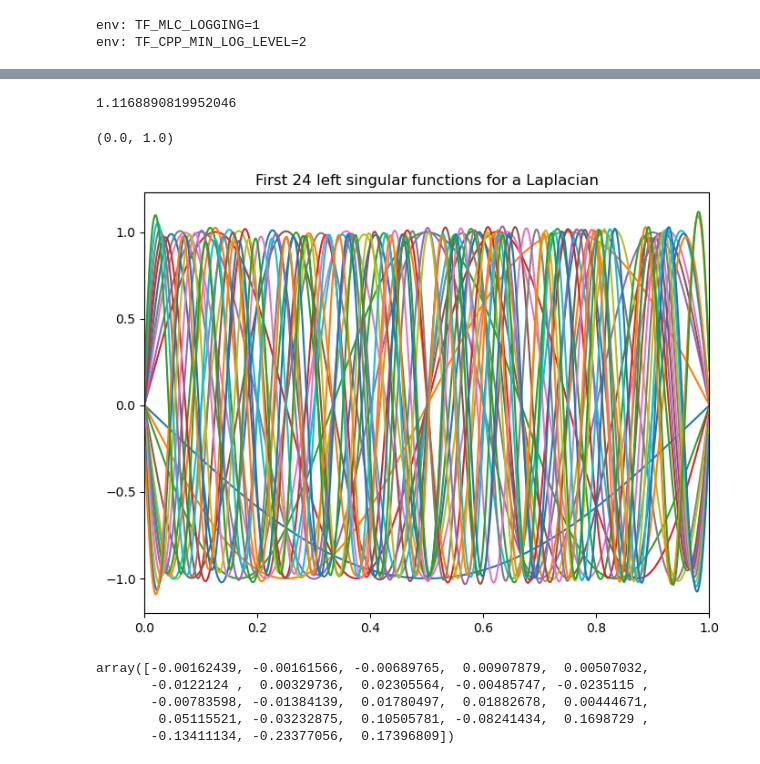
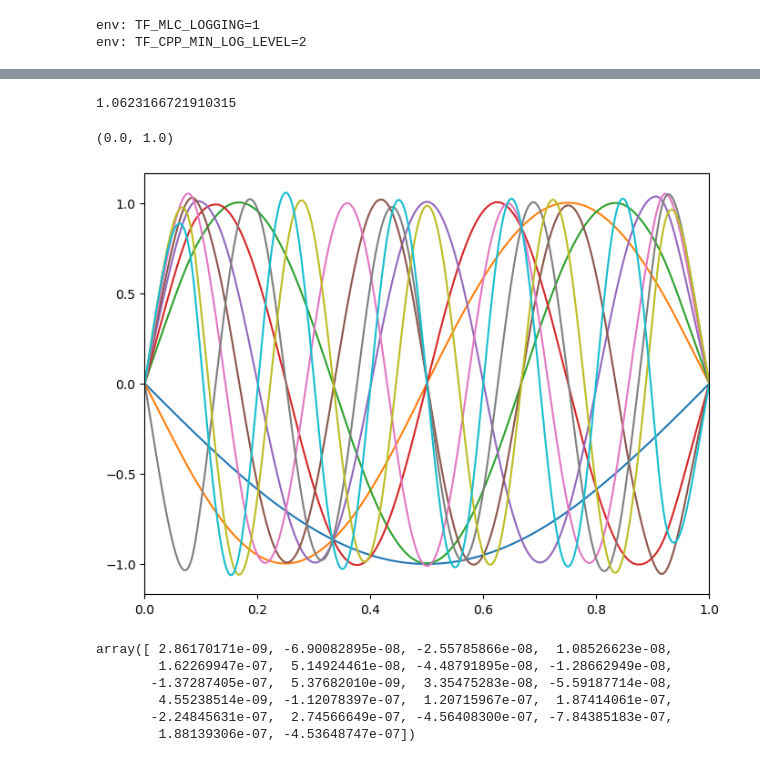
Before and after one commit to hsharsh/chebgreen, a Jupyter notebook: main/greenchebpy.ipynb, the cells around one changed output, grey strips where cells are left out. Saved outputs shown, nothing was run; the diff lists cells and outputs as text; code cells hidden in the pictures.

Commit message:
Changed formulation to add distance functions
Former-commit-id: f1447d0bb332a0fe419cce8111ad08cbe1f773a8

```diff
--- a/main/greenchebpy.ipynb
+++ b/main/greenchebpy.ipynb
@@ -17,7 +14,7 @@ Metal device set to: Apple M1 Pro
 # %%
 %%time
 cheb2prefs = Chebpy2Preferences()
-cheb2prefs.prefx.eps = 1e-9
-cheb2prefs.prefx.eps = 1e-9
+cheb2prefs.prefx.eps = 1e-6
+cheb2prefs.prefx.eps = 1e-6
 g = Chebfun2(model.evaluateG, domain = [0, 1, 0, 1], prefs = cheb2prefs, simplify = False)
 # %% [output]
@@ -39,20 +48,21 @@ Wall time: 2.14 s
 # %%
-i = np.floor(2*len(g.pivotValues)/np.pi).astype(int)-20
+i = slice(0,10)
 fig = plt.figure(figsize = (8,6))
-u[:,:i].plot()
-print(np.max(u[:,:i].vscale))
-plt.title(f'First {i+1} left singular functions for a Laplacian')
+u[:,i].plot()
+print(np.max(u[:,i].vscale))
+# plt.title(f'First {i+1} left singular functions for a Laplacian')
 plt.xlim([0,1])
 # fig.savefig(f'Laplace-first.png', dpi = fig.dpi)
 # %% [output]
-1.1168890819952046
+1.0623166721910315
 (0.0, 1.0)
-[figure, old version]
+[figure, new version]
 # %%
 u[0,:i]
 # %% [output]
-array([-0.00162439, -0.00161566, -0.00689765,  0.00907879,  0.00507032,
-       -0.0122124 ,  0.00329736,  0.02305564, -0.00485747, -0.0235115 ,
-       -0.00783598, -0.01384139,  0.01780497,  0.01882678,  0.00444671,
-        0.05115521, -0.03232875,  0.10505781, -0.08241434,  0.1698729 ,
-       -0.13411134, -0.23377056,  0.17396809])
+array([ 2.86170171e-09, -6.90082895e-08, -2.55785866e-08,  1.08526623e-08,
+        1.62269947e-07,  5.14924461e-08, -4.48791895e-08, -1.28662949e-08,
+       -1.37287405e-07,  5.37682010e-09,  3.35475283e-08, -5.59187714e-08,
+        4.55238514e-09, -1.12078397e-07,  1.20715967e-07,  1.87414061e-07,
+       -2.24845631e-07,  2.74566649e-07, -4.56408300e-07, -7.84385183e-07,
+        1.88139306e-07, -4.53648747e-07])
```
Also changed, not shown: parts of 10 cells of this notebook, 20 other files.
